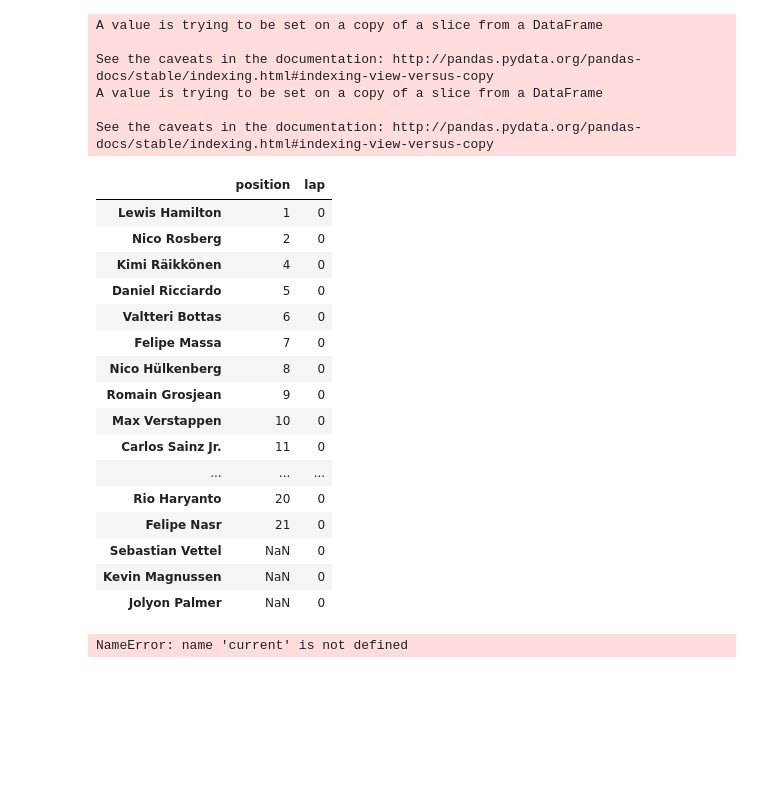
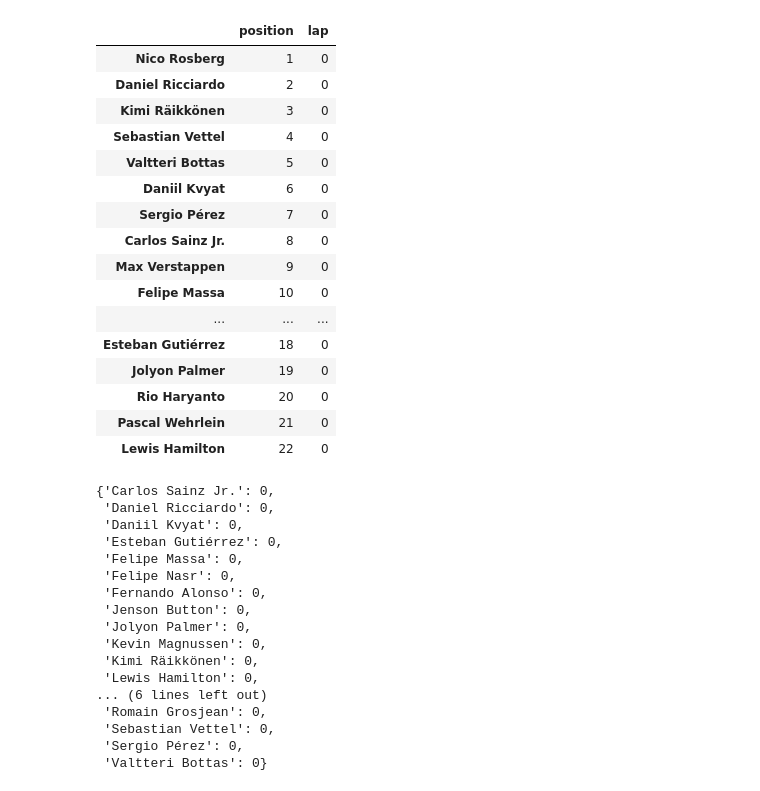
Before and after one commit to jankcious/fantasy-formula-one, a Jupyter notebook: Watch.ipynb, the cells around one changed output. Saved outputs shown, nothing was run; the diff lists cells and outputs as text; code cells hidden in the pictures; blank space fills up the shorter version.

```diff
--- a/Watch.ipynb
+++ b/Watch.ipynb
@@ -151,7 +173,7 @@ from f1 import Team
 from f1 import Race
 # %%
 #Set up a Race object, score it, return a dataframe of all points
-ThisRace = Race('Bahrain')
+ThisRace = Race('China')
 df_score = ThisRace.score()
 df_score
 # %% [output]
@@ -179,39 +213,51 @@ See the caveats in the documentation: http://pandas.pydata.org/pandas-docs/stabl
 # %%
 #Set up current dataframe
 current = pd.DataFrame(columns=['position', 'lap'])
 current['position'] = df_score['Grid'].copy()
 current['lap'] = 0
-current['position'][current['position'] == 'DNS'] = np.NaN
-current['position'][current['position'] == 'PL'] = np.NaN
+if 'DNS' in current['position']:
+    current['position'][current['position'] == 'DNS'] = np.NaN
+if 'PL' in current['position']:
+    current['position'][current['position'] == 'PL'] = np.NaN
 current.sort_values('position', inplace=True)
 current
 # %% [output]
-A value is trying to be set on a copy of a slice from a DataFrame
-
-See the caveats in the documentation: http://pandas.pydata.org/pandas-docs/stable/indexing.html#indexing-view-versus-copy
-A value is trying to be set on a copy of a slice from a DataFrame
-
-See the caveats in the documentation: http://pandas.pydata.org/pandas-docs/stable/indexing.html#indexing-view-versus-copy
 |  | position | lap |
-| Lewis Hamilton | 1 | 0 |
-| Nico Rosberg | 2 | 0 |
-| Kimi Räikkönen | 4 | 0 |
-| Daniel Ricciardo | 5 | 0 |
-| Valtteri Bottas | 6 | 0 |
-| Felipe Massa | 7 | 0 |
-| Nico Hülkenberg | 8 | 0 |
-| Romain Grosjean | 9 | 0 |
-| Max Verstappen | 10 | 0 |
-| Carlos Sainz Jr. | 11 | 0 |
+| Nico Rosberg | 1 | 0 |
+| Daniel Ricciardo | 2 | 0 |
+| Kimi Räikkönen | 3 | 0 |
+| Sebastian Vettel | 4 | 0 |
+| Valtteri Bottas | 5 | 0 |
+| Daniil Kvyat | 6 | 0 |
+| Sergio Pérez | 7 | 0 |
+| Carlos Sainz Jr. | 8 | 0 |
+| Max Verstappen | 9 | 0 |
+| Felipe Massa | 10 | 0 |
 | ... | ... | ... |
+| Esteban Gutiérrez | 18 | 0 |
+| Jolyon Palmer | 19 | 0 |
 | Rio Haryanto | 20 | 0 |
-| Felipe Nasr | 21 | 0 |
-| Sebastian Vettel | NaN | 0 |
-| Kevin Magnussen | NaN | 0 |
-| Jolyon Palmer | NaN | 0 |
+| Pascal Wehrlein | 21 | 0 |
+| Lewis Hamilton | 22 | 0 |
 # %%
 #Set all laps completed to zero
 ThisRace.laps_completed = {driver:current.ix[driver]['lap'] for driver in current.index}
 ThisRace.laps_completed
 # %% [output]
-NameError: name 'current' is not defined
+{'Carlos Sainz Jr.': 0,
+ 'Daniel Ricciardo': 0,
+ 'Daniil Kvyat': 0,
+ 'Esteban Gutiérrez': 0,
+ 'Felipe Massa': 0,
+ 'Felipe Nasr': 0,
+ 'Fernando Alonso': 0,
+ 'Jenson Button': 0,
+ 'Jolyon Palmer': 0,
+ 'Kevin Magnussen': 0,
+ 'Kimi Räikkönen': 0,
+ 'Lewis Hamilton': 0,
+... (6 lines left out)
+ 'Romain Grosjean': 0,
+ 'Sebastian Vettel': 0,
+ 'Sergio Pérez': 0,
+ 'Valtteri Bottas': 0}
```
Also changed, not shown: parts of 18 cells of this notebook, 15 other files.
